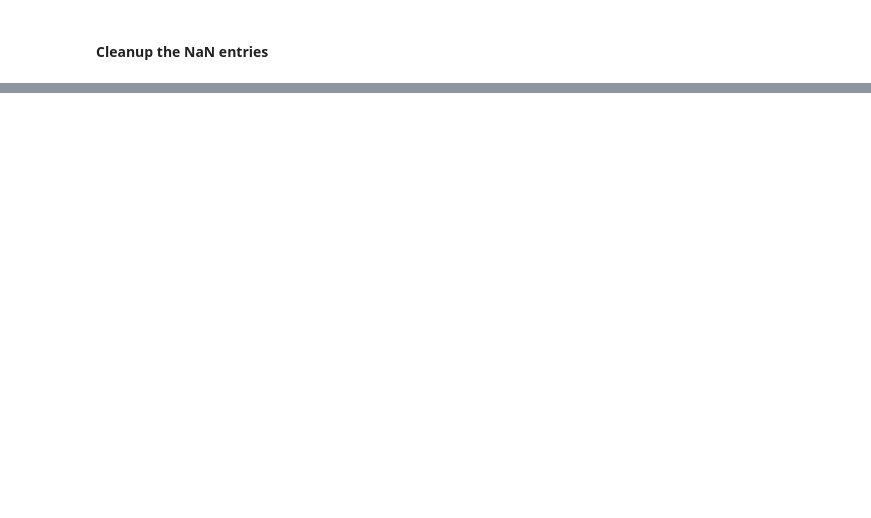
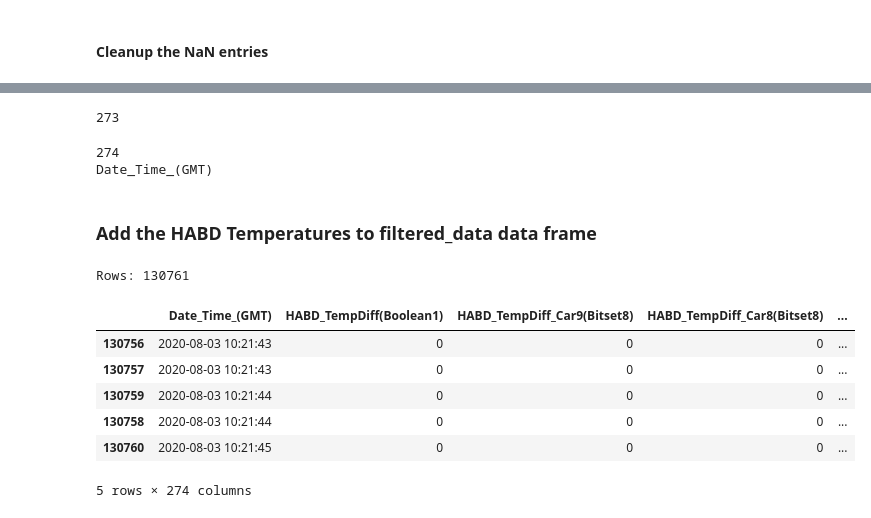
Before and after one commit to benjjo/Timonator, a Jupyter notebook: Timonator.ipynb, the cells around one changed output, grey strips where cells are left out. Drawn from its saved outputs; the diff is of its cells as text; code cells hidden in the pictures; blank space fills up the shorter version.

```diff
--- a/Timonator.ipynb
+++ b/Timonator.ipynb
@@ -65,0 +76,31 @@ all_data.head()
+# %%
+HABD_columns = [col for col in all_data if 'Temp' in col and not 'Alarm' in col]
+HABD_columns.pop(0) # removes useless column 115, 115 ...
+print(len(HABD_columns))
+# %% [output]
+273
+# %%
+HABD_columns.insert(0, 'Date_Time_(GMT)')
+print(len(HABD_columns))
+print(HABD_columns[0])
+# %% [output]
+274
+Date_Time_(GMT)
+# %% [markdown]
+### Add the HABD Temperatures to filtered_data data frame
+# %%
+filtered_data = pd.DataFrame()
+for column_name in HABD_columns:
+    filtered_data[column_name] = all_data[column_name]
+# %%
+print("Rows: " + str(filtered_data.shape[0]))
+filtered_data.tail()
+# %% [output]
+Rows: 130761
+|  | Date_Time_(GMT) | HABD_TempDiff(Boolean1) | HABD_TempDiff_Car9(Bitset8) | HABD_TempDiff_Car8(Bitset8) | ... |
+| 130756 | 2020-08-03 10:21:43 | 0 | 0 | 0 | ... |
+| 130757 | 2020-08-03 10:21:43 | 0 | 0 | 0 | ... |
+| 130759 | 2020-08-03 10:21:44 | 0 | 0 | 0 | ... |
+| 130758 | 2020-08-03 10:21:44 | 0 | 0 | 0 | ... |
+| 130760 | 2020-08-03 10:21:45 | 0 | 0 | 0 | ... |
+5 rows × 274 columns
```
Also changed, not shown: parts of 9 cells of this notebook.
